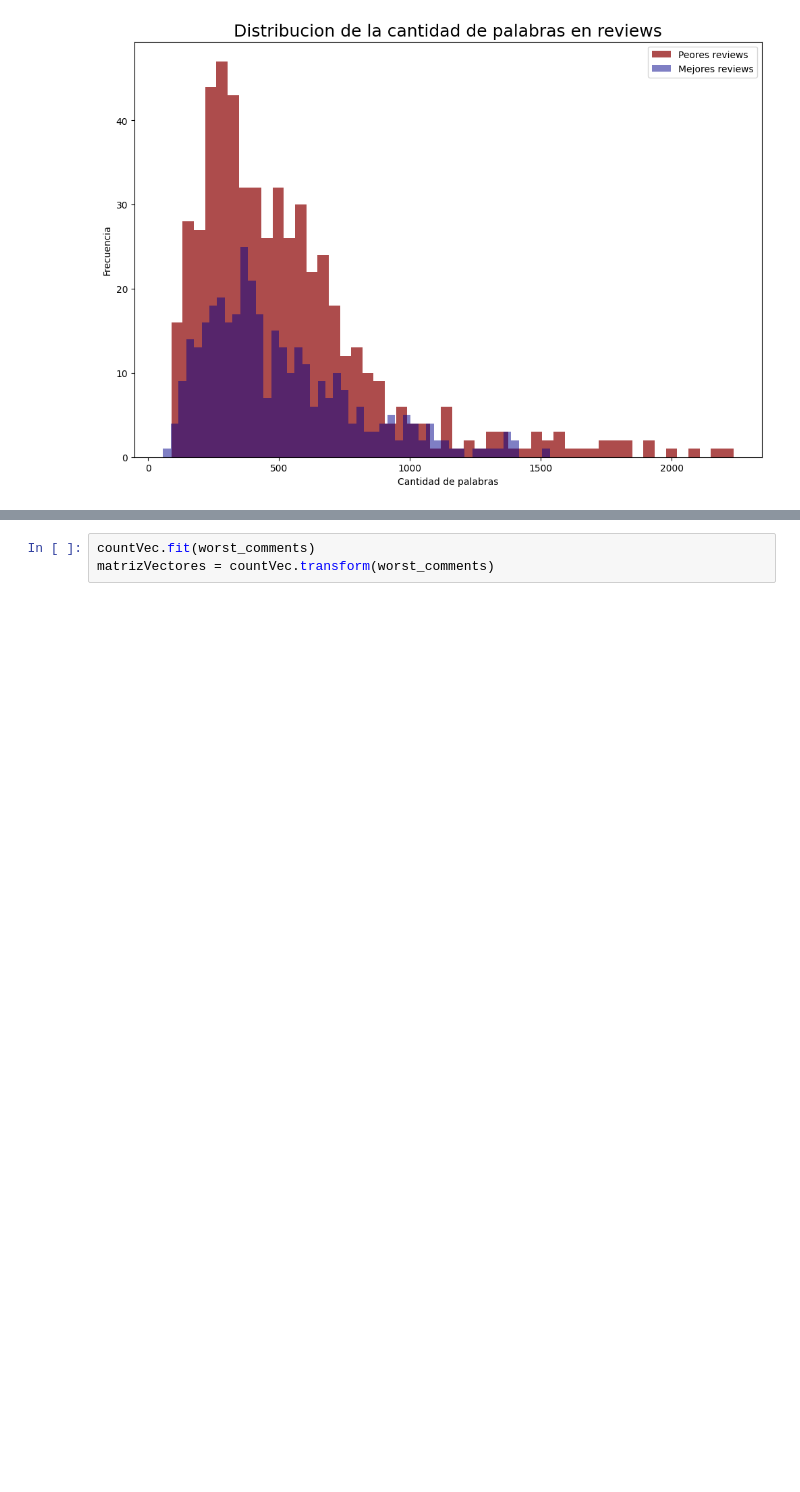
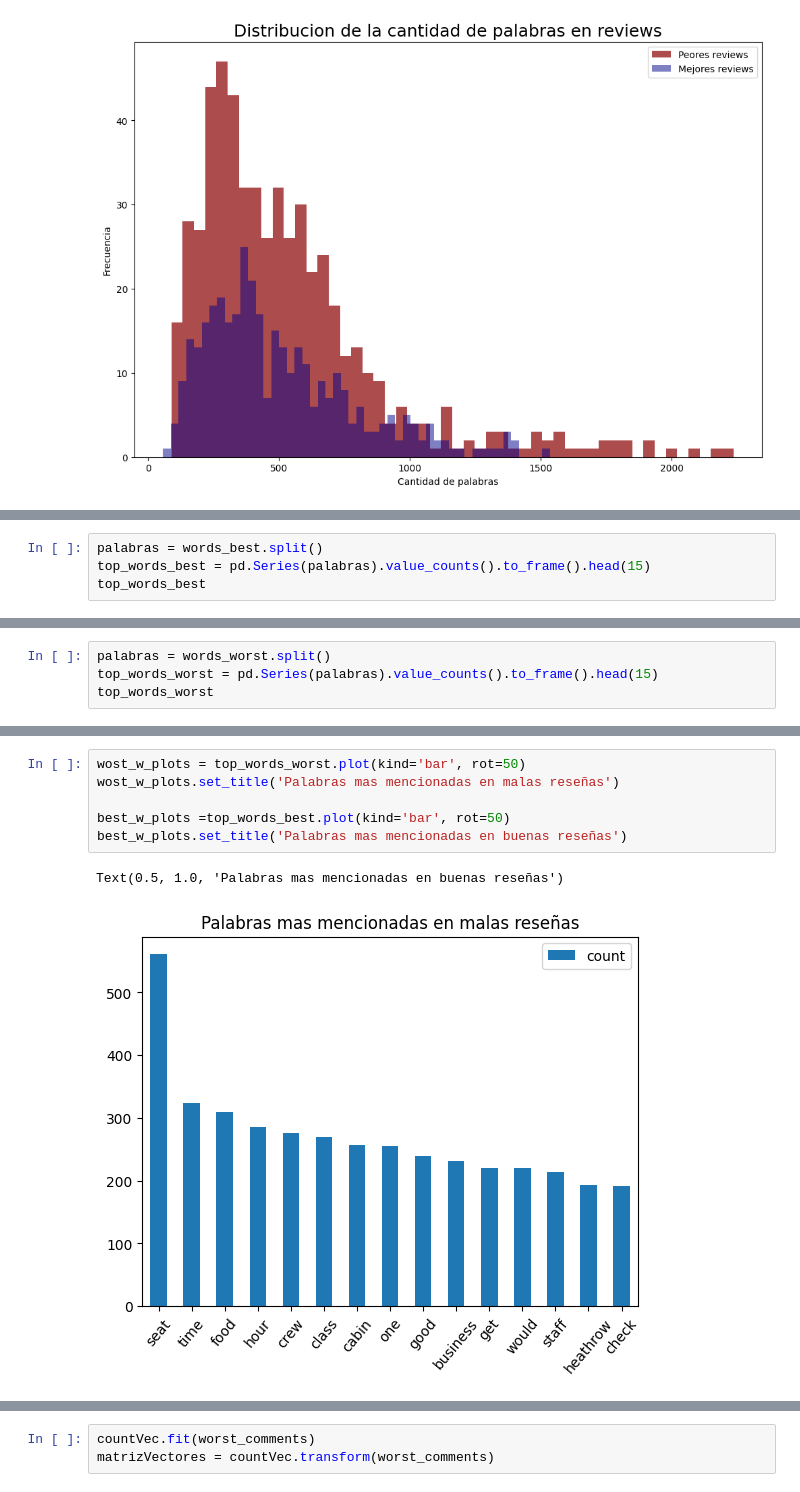
Before and after one commit to agalarza768/TP1-Orga_de_datos, a Jupyter notebook: TP_Orga.ipynb, the cells around one changed output, grey strips where cells are left out. Saved outputs shown, nothing was run; the diff lists cells and outputs as text; blank space fills up the shorter version.

```diff
--- a/TP_Orga.ipynb
+++ b/TP_Orga.ipynb
@@ -695,0 +761,4 @@ plt.show()
+# %%
+palabras = words_best.split()
+top_words_best = pd.Series(palabras).value_counts().to_frame().head(15)
+top_words_best
@@ -695,0 +782,4 @@ plt.show()
+# %%
+palabras = words_worst.split()
+top_words_worst = pd.Series(palabras).value_counts().to_frame().head(15)
+top_words_worst
@@ -695,0 +825,9 @@ plt.show()
+# %%
+wost_w_plots = top_words_worst.plot(kind='bar', rot=50)
+wost_w_plots.set_title('Palabras mas mencionadas en malas reseñas')
+
+best_w_plots =top_words_best.plot(kind='bar', rot=50)
+best_w_plots.set_title('Palabras mas mencionadas en buenas reseñas')
+# %% [output]
+Text(0.5, 1.0, 'Palabras mas mencionadas en buenas reseñas')
+[figure, added]
```
Also changed, not shown: parts of 15 cells of this notebook.
